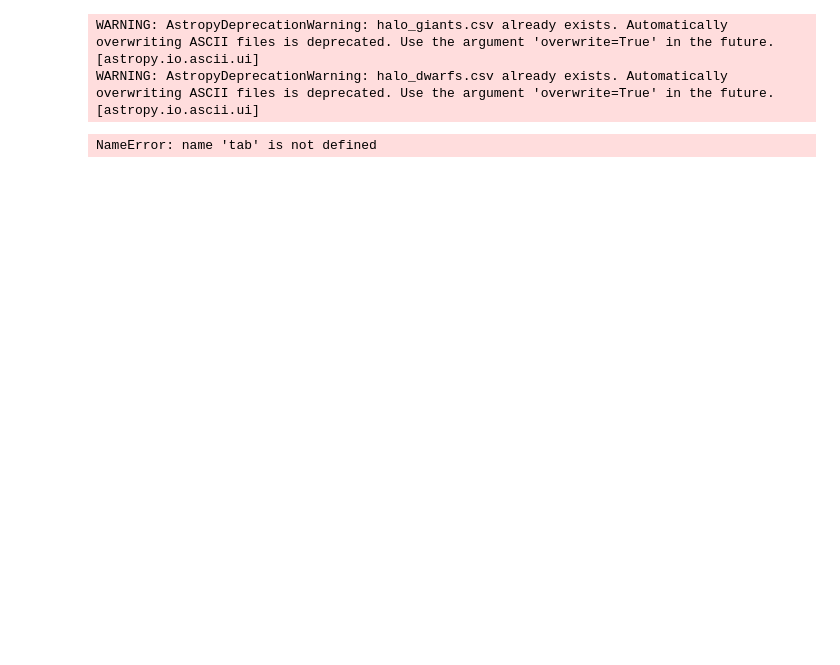
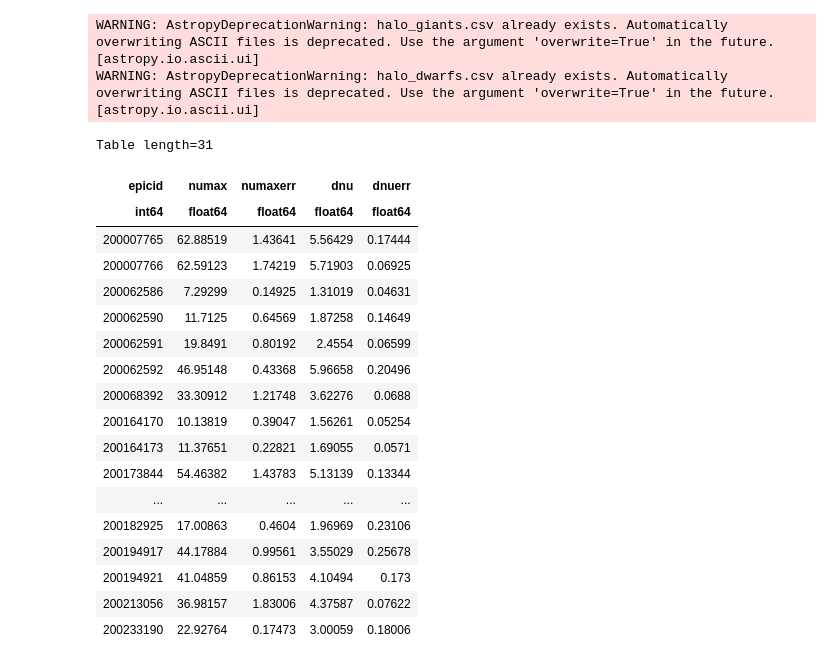
Before and after one commit to benjaminpope/k2halo, a Jupyter notebook: notebooks/download_stars.ipynb, the cells around one changed output. Cells and saved outputs as stored; diff of their text form; code cells hidden in the pictures; blank space fills up the shorter version.

Commit message:
red giant asteroseismology now included

```diff
--- a/notebooks/download_stars.ipynb
+++ b/notebooks/download_stars.ipynb
@@ -443,6 +447,4 @@ Table(all_plot['Name','EPIC'][all_plot['b_v']<0.5]).write('halo_dwarfs.csv')
 WARNING: AstropyDeprecationWarning: halo_giants.csv already exists. Automatically overwriting ASCII files is deprecated. Use the argument 'overwrite=True' in the future. [astropy.io.ascii.ui]
 WARNING: AstropyDeprecationWarning: halo_dwarfs.csv already exists. Automatically overwriting ASCII files is deprecated. Use the argument 'overwrite=True' in the future. [astropy.io.ascii.ui]
 # %%
-tab.write('halo_giants.csv')
+# tab.write('halo_giants.csv')
-# %% [output]
-NameError: name 'tab' is not defined
@@ -450,0 +451,24 @@ all_plot.pprint(max_lines=500)
+# %%
+rgs = Table.read('../data/TargetsSeisParamsShort.csv',format='ascii')
+# %%
+rgs
+# %% [output]
+Table length=31
+| epicid | numax | numaxerr | dnu | dnuerr |
+| int64 | float64 | float64 | float64 | float64 |
+| 200007765 | 62.88519 | 1.43641 | 5.56429 | 0.17444 |
+| 200007766 | 62.59123 | 1.74219 | 5.71903 | 0.06925 |
+| 200062586 | 7.29299 | 0.14925 | 1.31019 | 0.04631 |
+| 200062590 | 11.7125 | 0.64569 | 1.87258 | 0.14649 |
+| 200062591 | 19.8491 | 0.80192 | 2.4554 | 0.06599 |
+| 200062592 | 46.95148 | 0.43368 | 5.96658 | 0.20496 |
+| 200068392 | 33.30912 | 1.21748 | 3.62276 | 0.0688 |
+| 200164170 | 10.13819 | 0.39047 | 1.56261 | 0.05254 |
+| 200164173 | 11.37651 | 0.22821 | 1.69055 | 0.0571 |
+| 200173844 | 54.46382 | 1.43783 | 5.13139 | 0.13344 |
+| ... | ... | ... | ... | ... |
+| 200182925 | 17.00863 | 0.4604 | 1.96969 | 0.23106 |
+| 200194917 | 44.17884 | 0.99561 | 3.55029 | 0.25678 |
+| 200194921 | 41.04859 | 0.86153 | 4.10494 | 0.173 |
+| 200213056 | 36.98157 | 1.83006 | 4.37587 | 0.07622 |
+| 200233190 | 22.92764 | 0.17473 | 3.00059 | 0.18006 |
```
Also changed, not shown: parts of 5 cells of this notebook, 17 other files.
